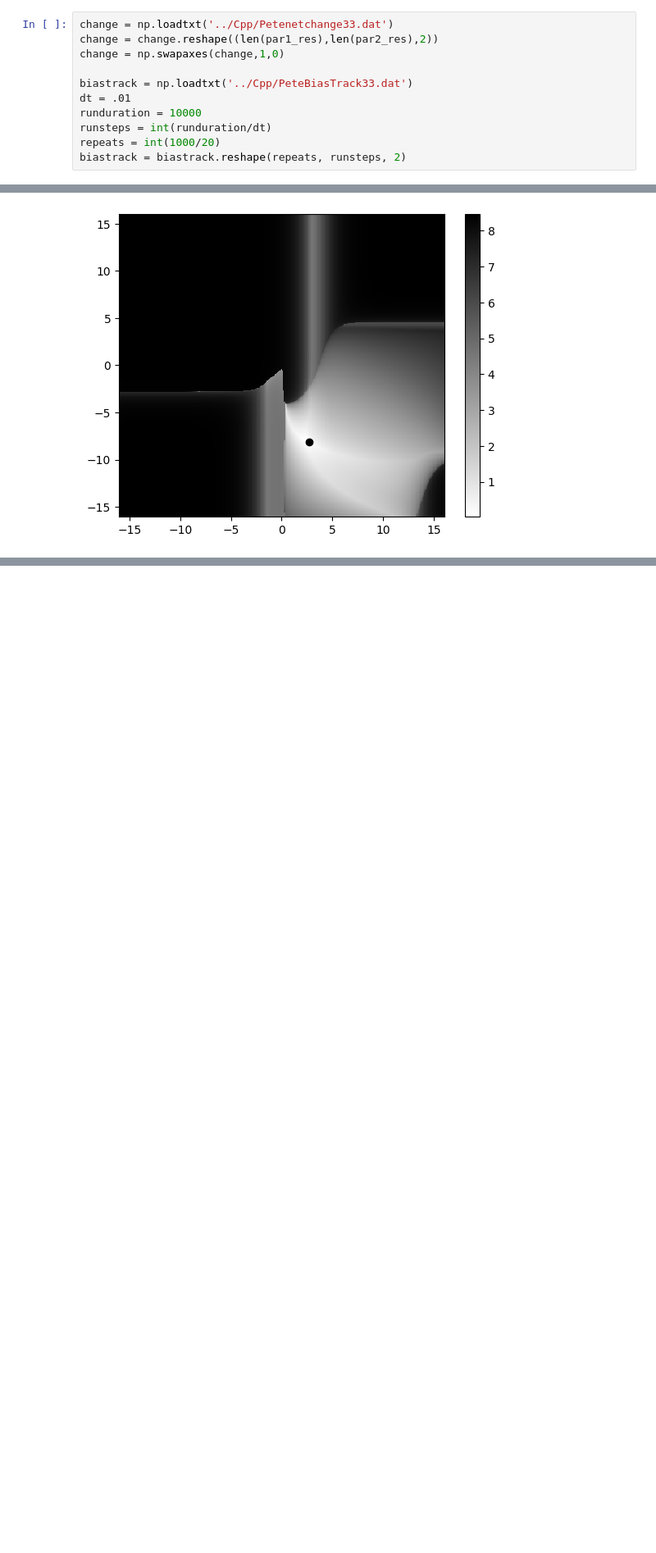
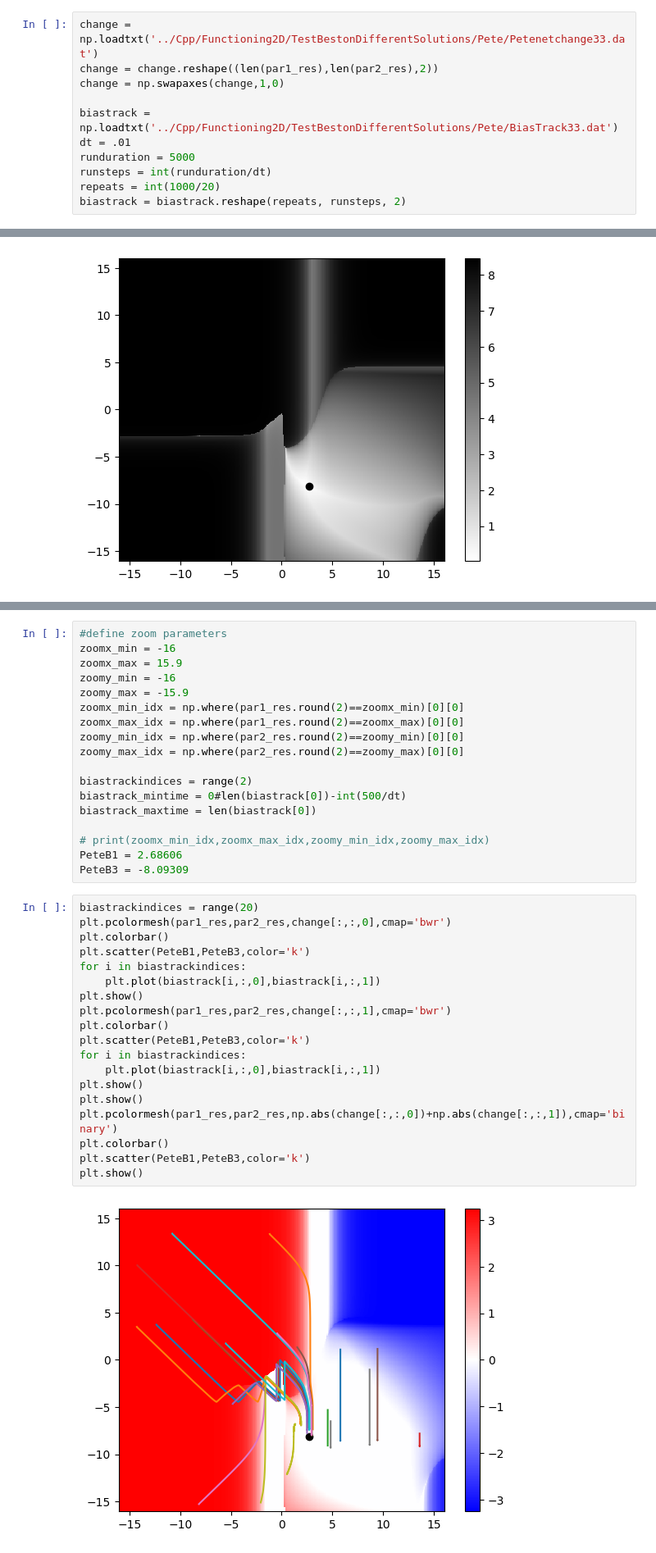
Before and after one commit to ljstolting/EvolvingHP, a Jupyter notebook: Python/VizNetChangeSlice.ipynb, the cells around one changed output, grey strips where cells are left out. Shown at 82% size. Drawn from its saved outputs; the diff is of its cells as text; blank space fills up the shorter version.

```diff
--- a/Python/VizNetChangeSlice.ipynb
+++ b/Python/VizNetChangeSlice.ipynb
@@ -24,13 +24,13 @@ print(len(par1_res),len(par2_res),len(par1_res)*len(par2_res))
 # %% [output]
 321 321 103041
 # %%
-change = np.loadtxt('../Cpp/Petenetchange33.dat')
+change = np.loadtxt('../Cpp/Functioning2D/TestBestonDifferentSolutions/Pete/Petenetchange33.dat')
 change = change.reshape((len(par1_res),len(par2_res),2))
 change = np.swapaxes(change,1,0)
 
-biastrack = np.loadtxt('../Cpp/PeteBiasTrack33.dat')
+biastrack = np.loadtxt('../Cpp/Functioning2D/TestBestonDifferentSolutions/Pete/BiasTrack33.dat')
 dt = .01
-runduration = 10000
+runduration = 5000
 runsteps = int(runduration/dt)
 repeats = int(1000/20)
 biastrack = biastrack.reshape(repeats, runsteps, 2)
@@ -91,0 +105,39 @@ plt.show()
+# %%
+#define zoom parameters
+zoomx_min = -16
+zoomx_max = 15.9
+zoomy_min = -16
+zoomy_max = -15.9
+zoomx_min_idx = np.where(par1_res.round(2)==zoomx_min)[0][0]
+zoomx_max_idx = np.where(par1_res.round(2)==zoomx_max)[0][0]
+zoomy_min_idx = np.where(par2_res.round(2)==zoomy_min)[0][0]
+zoomy_max_idx = np.where(par2_res.round(2)==zoomy_max)[0][0]
+
+biastrackindices = range(2)
+biastrack_mintime = 0#len(biastrack[0])-int(500/dt)
+biastrack_maxtime = len(biastrack[0])
+
+# print(zoomx_min_idx,zoomx_max_idx,zoomy_min_idx,zoomy_max_idx)
+PeteB1 = 2.68606
+PeteB3 = -8.09309
+# %%
+biastrackindices = range(20)
+plt.pcolormesh(par1_res,par2_res,change[:,:,0],cmap='bwr')
+plt.colorbar()
+plt.scatter(PeteB1,PeteB3,color='k')
+for i in biastrackindices:
+    plt.plot(biastrack[i,:,0],biastrack[i,:,1])
+plt.show()
+plt.pcolormesh(par1_res,par2_res,change[:,:,1],cmap='bwr')
+plt.colorbar()
+plt.scatter(PeteB1,PeteB3,color='k')
+for i in biastrackindices:
+    plt.plot(biastrack[i,:,0],biastrack[i,:,1])
+plt.show()
+plt.show()
+plt.pcolormesh(par1_res,par2_res,np.abs(change[:,:,0])+np.abs(change[:,:,1]),cmap='binary')
+plt.colorbar()
+plt.scatter(PeteB1,PeteB3,color='k')
+plt.show()
+# %% [output]
+[figure, added]
```
Also changed, not shown: parts of 3 cells of this notebook, 8 other files.
